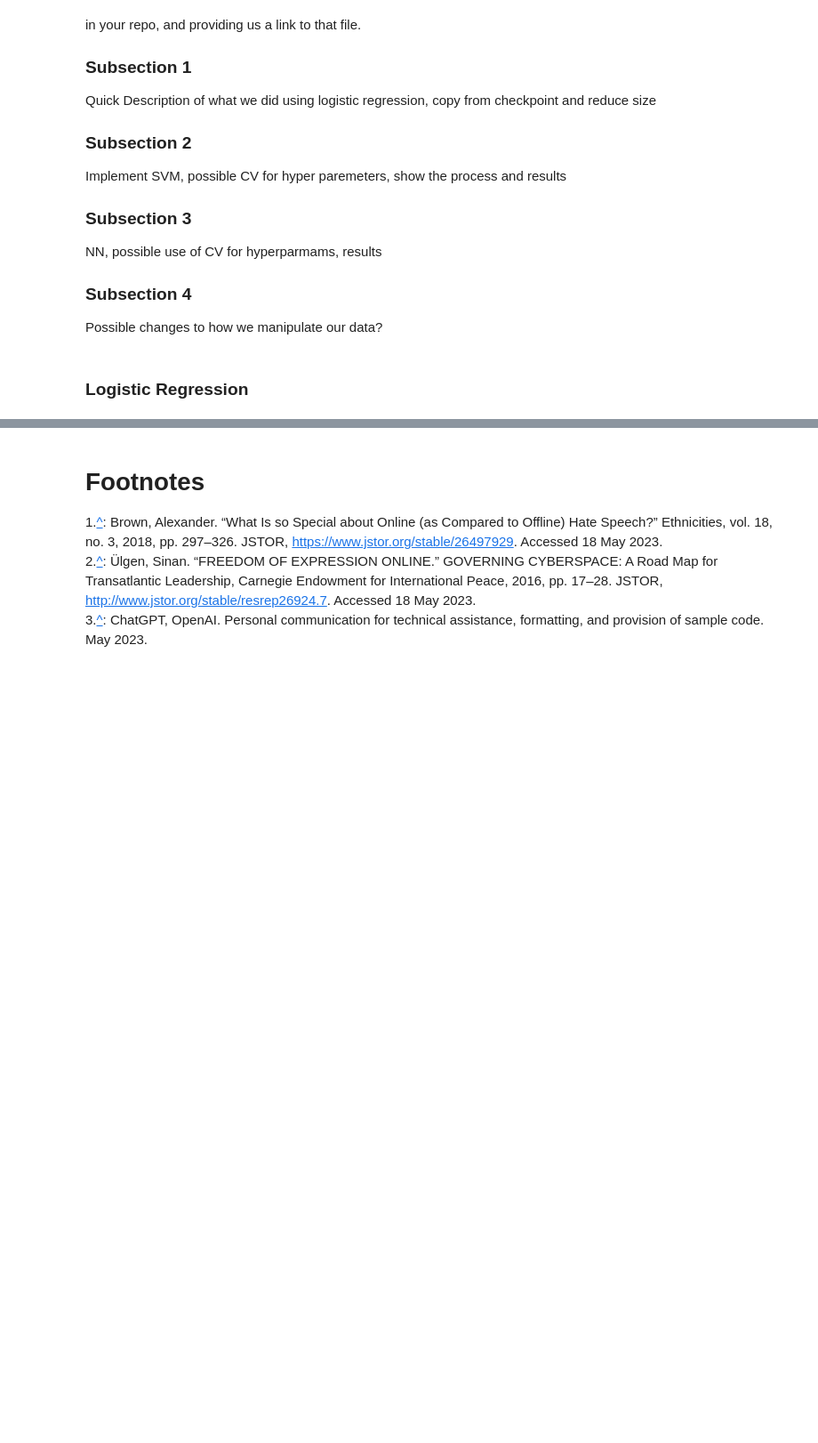
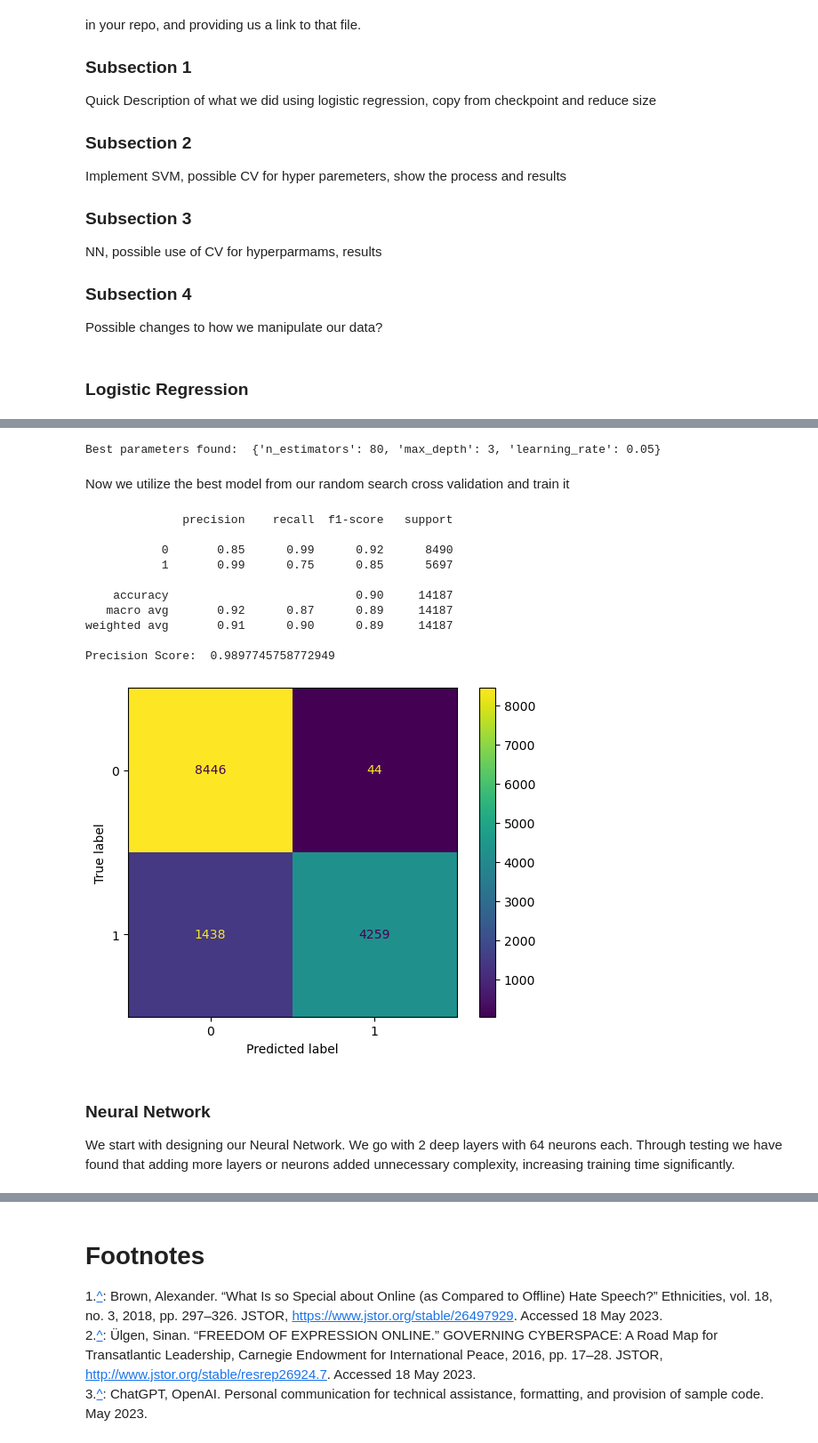
Before and after one commit to COGS118A/Group021-SP23, a Jupyter notebook: FinalProject_Group021-SP23.ipynb, the cells around one changed output, grey strips where cells are left out. Shown: that part at 89% size. Saved outputs shown, nothing was run; the diff lists cells and outputs as text; code cells hidden in the pictures; blank space fills up the shorter version.

```diff
--- a/FinalProject_Group021-SP23.ipynb
+++ b/FinalProject_Group021-SP23.ipynb
@@ -534,10 +416,0 @@ best models
-# %%
-_xgb = xgb.XGBClassifier(eval_metric='auc',
-                          learning_rate=0.05,
-                          max_depth=3,
-                          n_estimators=80)
-
-
-_xgb.fit(x_train, y_train)
-
-_xgb.predict(x_test)
@@ -727,0 +501,34 @@ FILL here
+# %%
+#You can find the best parameters like this:
+print("Best parameters found: ", random_search.best_params_)
+
+#Apply the best parameters to the model
+best_xgb_model = random_search.best_estimator_
+# %% [output]
+Best parameters found:  {'n_estimators': 80, 'max_depth': 3, 'learning_rate': 0.05}
+# %% [markdown]
+Now we utilize the best model from our random search cross validation and train it
+# %%
+xgb_model = best_xgb_model
+
+xgb_model_vectorizer = xgb_model.fit(x_train, y_train)
+
+y_pred_xgb = xgb_model_vectorizer.predict(x_test)
+
+model_report(y_pred_xgb, y_test)
+# %% [output]
+              precision    recall  f1-score   support
+
+           0       0.85      0.99      0.92      8490
+           1       0.99      0.75      0.85      5697
+
+    accuracy                           0.90     14187
+   macro avg       0.92      0.87      0.89     14187
+weighted avg       0.91      0.90      0.89     14187
+
+Precision Score:  0.9897745758772949
+[figure, added]
+# %% [markdown]
+### Neural Network
+
+We start with designing our Neural Network. We go with 2 deep layers with 64 neurons each. Through testing we have found that adding more layers or neurons added unnecessary complexity, increasing training time significantly.
```
Also changed, not shown: parts of 40 cells of this notebook.
